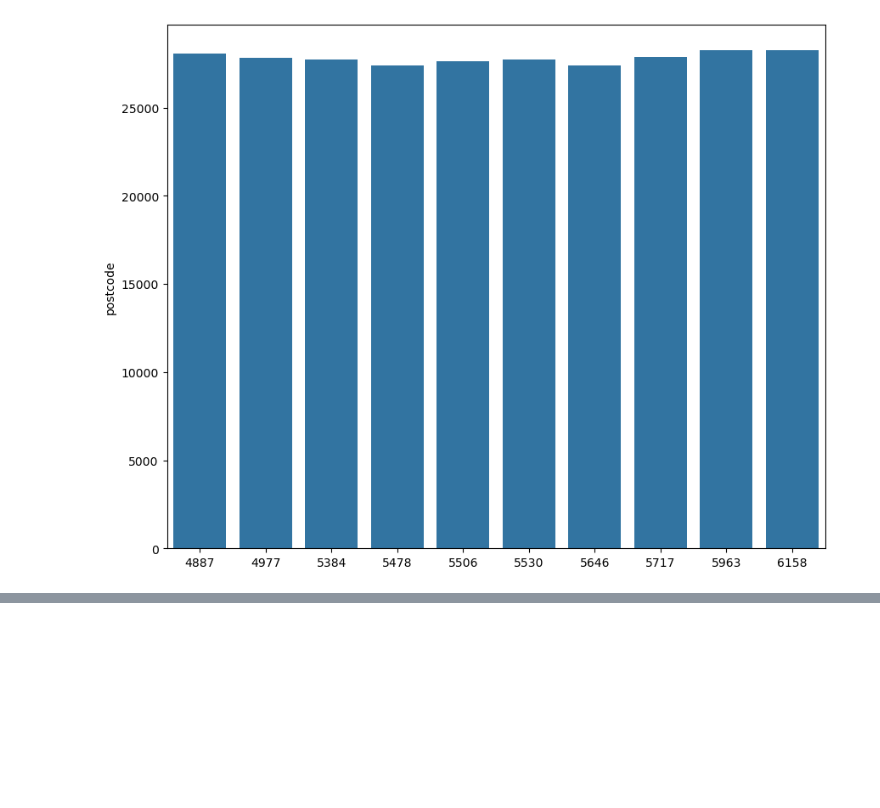
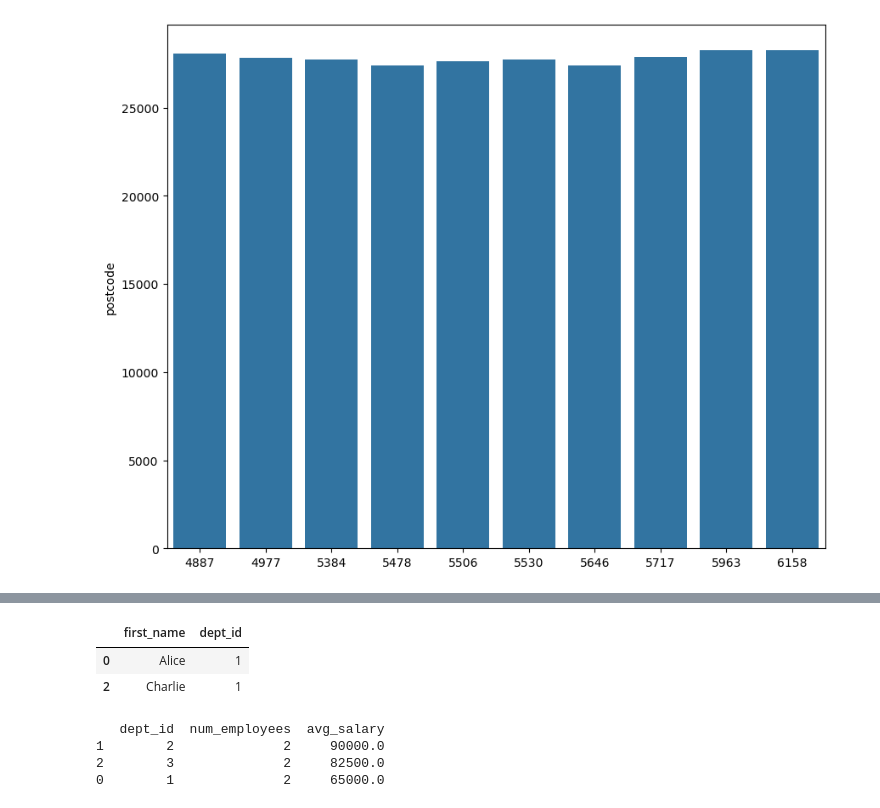
Before and after one commit to novae1/record_linkage, a Jupyter notebook: rl_ncvr/1_basic_data_analysis.ipynb, the cells around one changed output, grey strips where cells are left out. Saved outputs shown, nothing was run; the diff lists cells and outputs as text; code cells hidden in the pictures; blank space fills up the shorter version.

```diff
--- a/rl_ncvr/1_basic_data_analysis.ipynb
+++ b/rl_ncvr/1_basic_data_analysis.ipynb
@@ -139,0 +168,28 @@ plt.show()
+# %%
+employees.query(
+    'salary.between(60000, 90000) and dept_id.isin([1, 3])'
+)[['first_name', 'dept_id']]
+# %% [output]
+|  | first_name | dept_id |
+| 0 | Alice | 1 |
+| 2 | Charlie | 1 |
+# %%
+result = (
+    employees
+    .dropna(subset='salary')
+    .groupby('dept_id')
+    .agg(
+        num_employees=('emp_id', 'count'),
+        avg_salary=('salary', 'mean')
+    )
+    .rename_axis('dept_id')
+    .reset_index()
+    .query('num_employees > 1')
+    .sort_values('avg_salary', ascending=False)
+)
+print(result)
+# %% [output]
+   dept_id  num_employees  avg_salary
+1        2              2     90000.0
+2        3              2     82500.0
+0        1              2     65000.0
```
Also changed, not shown: parts of 8 cells of this notebook.
